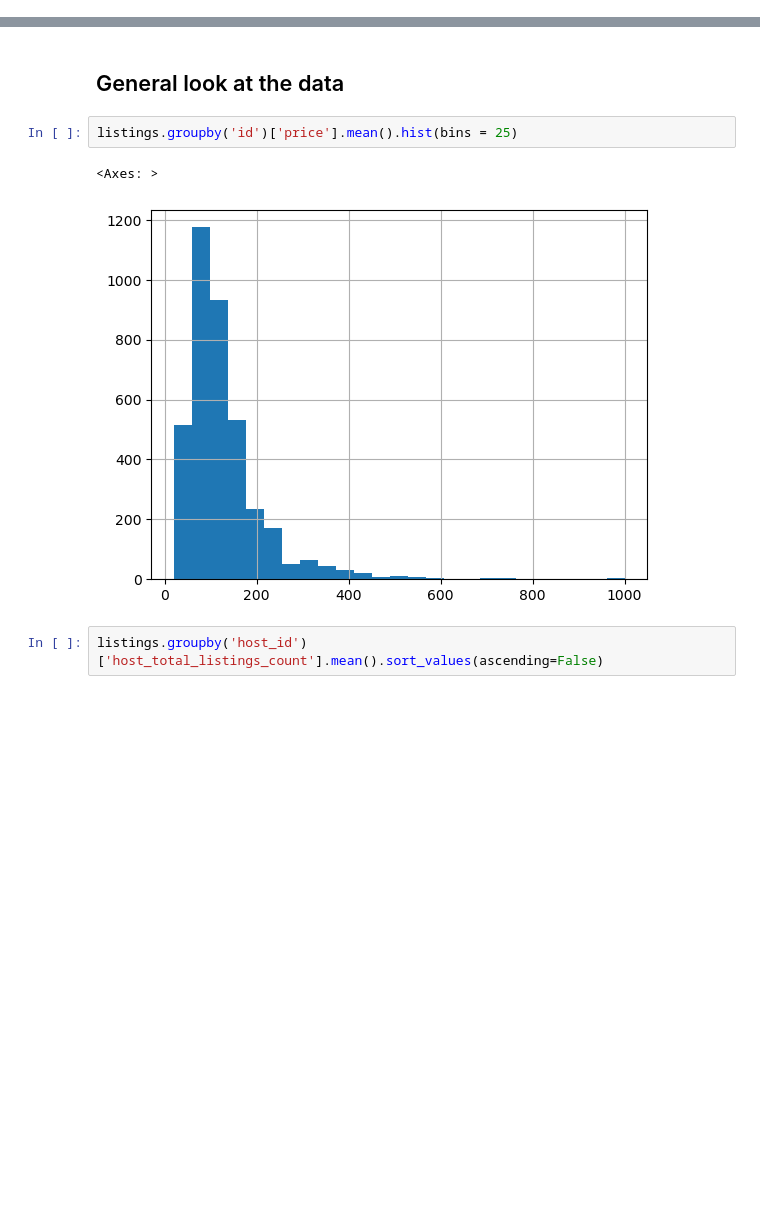
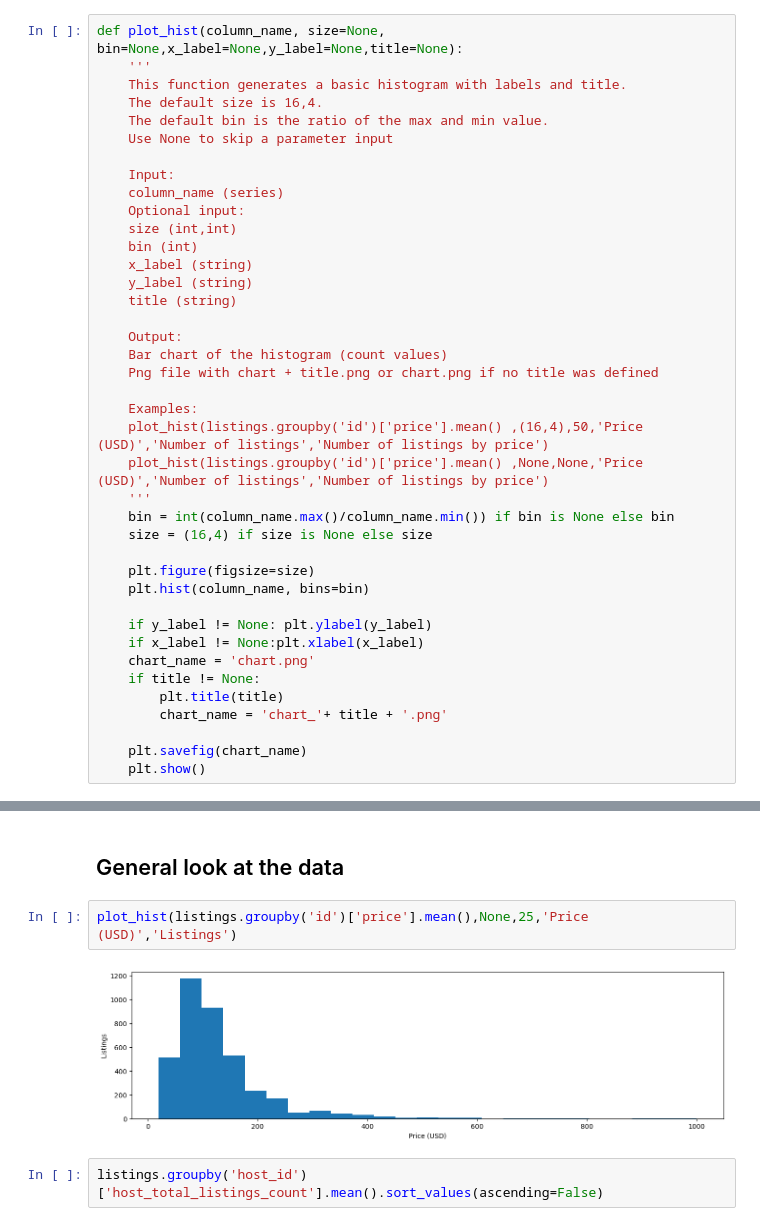
Before and after one commit to fgrrrg/seattle_airbnb, a Jupyter notebook: seattle.ipynb, the cells around one changed output, grey strips where cells are left out. Drawn from its saved outputs; the diff is of its cells as text; blank space fills up the shorter version.

Commit message:
added plot_hist function

```diff
--- a/seattle.ipynb
+++ b/seattle.ipynb
@@ -35,6 +35,46 @@ listings['price_per_accommodates']=listings['price']/listings['accommodates']
 df_hosts= pd.DataFrame(listings.groupby('host_id').id.count()>=3)
 listings=listings.merge(df_hosts,on='host_id',how='left')
 listings.rename(columns={'id_x':'id','id_y':'professional'}, inplace=True)
+# %%
+def plot_hist(column_name, size=None, bin=None,x_label=None,y_label=None,title=None):
+    '''
+    This function generates a basic histogram with labels and title.
+    The default size is 16,4.
+    The default bin is the ratio of the max and min value.
+    Use None to skip a parameter input
+
+    Input:
+    column_name (series)
+    Optional input:
+    size (int,int)
+    bin (int)
+    x_label (string)
+    y_label (string)
+    title (string)
+
+    Output:
+    Bar chart of the histogram (count values)
+    Png file with chart + title.png or chart.png if no title was defined
+
+    Examples:
+    plot_hist(listings.groupby('id')['price'].mean() ,(16,4),50,'Price (USD)','Number of listings','Number of listings by price')
+    plot_hist(listings.groupby('id')['price'].mean() ,None,None,'Price (USD)','Number of listings','Number of listings by price')
+    '''
+    bin = int(column_name.max()/column_name.min()) if bin is None else bin
+    size = (16,4) if size is None else size
+
+    plt.figure(figsize=size)
+    plt.hist(column_name, bins=bin)
+
+    if y_label != None: plt.ylabel(y_label)
+    if x_label != None:plt.xlabel(x_label)
+    chart_name = 'chart.png'
+    if title != None:
+        plt.title(title)
+        chart_name = 'chart_'+ title + '.png'
+
+    plt.savefig(chart_name)
+    plt.show()
 # %% [markdown]
 We can see the dataset contains 3818 listings
 # %%
@@ -58,10 +97,9 @@ listings.review_scores_rating.hist()
 # %% [markdown]
 ## General look at the data
 # %%
-listings.groupby('id')['price'].mean().hist(bins = 25)
+plot_hist(listings.groupby('id')['price'].mean(),None,25,'Price (USD)','Listings')
 # %% [output]
-<Axes: >
-[figure, old version]
+[figure, new version]
 # %%
 listings.groupby('host_id')['host_total_listings_count'].mean().sort_values(ascending=False)
 # %% [output]
```
Also changed, not shown: parts of 9 cells of this notebook.
